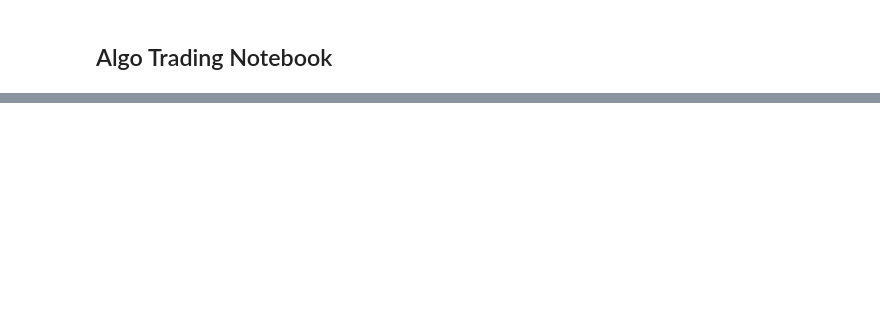
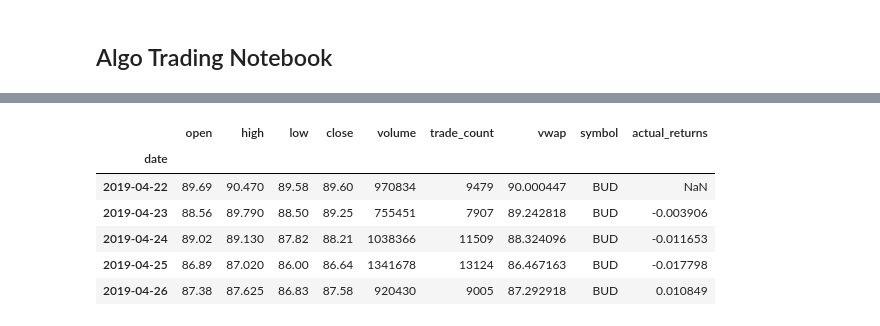
Before and after one commit to themichaelfoley/MKJ_FinTech_Project_2, a Jupyter notebook: algo_trading.ipynb, the cells around one changed output, grey strips where cells are left out. Saved outputs shown, nothing was run; the diff lists cells and outputs as text; code cells hidden in the pictures; blank space fills up the shorter version.

Commit message:
Added algo code and api call for BUD stock, troubleshooting errors in algo_trading notebook. Single stock returns worked, multiple date index error for multiple stock

```diff
--- a/algo_trading.ipynb
+++ b/algo_trading.ipynb
@@ -85,0 +77,9 @@ API data file exists
+# %%
+
+df_stock_data = pd.read_csv(
+    Path("api_data.csv"),
+    index_col="date",
+    infer_datetime_format=True,
+    parse_dates=True
+)
+df_stock_data.head()
@@ -85,0 +98,14 @@ API data file exists
+# %%
+# Calculate the daily returns using the closing prices and the pct_change function
+df_stock_data["actual_returns"] = df_stock_data["close"].pct_change()
+
+# Display sample data
+df_stock_data.head()
+# %% [output]
+|  | open | high | low | close | volume | trade_count | vwap | symbol | actual_returns |
+| date |  |  |  |  |  |  |  |  |  |
+| 2019-04-22 | 89.69 | 90.470 | 89.58 | 89.60 | 970834 | 9479 | 90.000447 | BUD | NaN |
+| 2019-04-23 | 88.56 | 89.790 | 88.50 | 89.25 | 755451 | 7907 | 89.242818 | BUD | -0.003906 |
+| 2019-04-24 | 89.02 | 89.130 | 87.82 | 88.21 | 1038366 | 11509 | 88.324096 | BUD | -0.011653 |
+| 2019-04-25 | 86.89 | 87.020 | 86.00 | 86.64 | 1341678 | 13124 | 86.467163 | BUD | -0.017798 |
+| 2019-04-26 | 87.38 | 87.625 | 86.83 | 87.58 | 920430 | 9005 | 87.292918 | BUD | 0.010849 |
```
Also changed, not shown: parts of 20 cells of this notebook, 4 other files.
